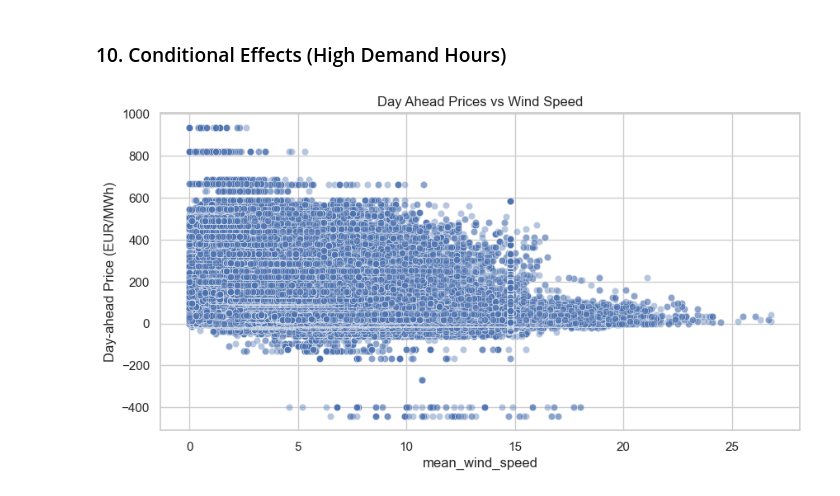
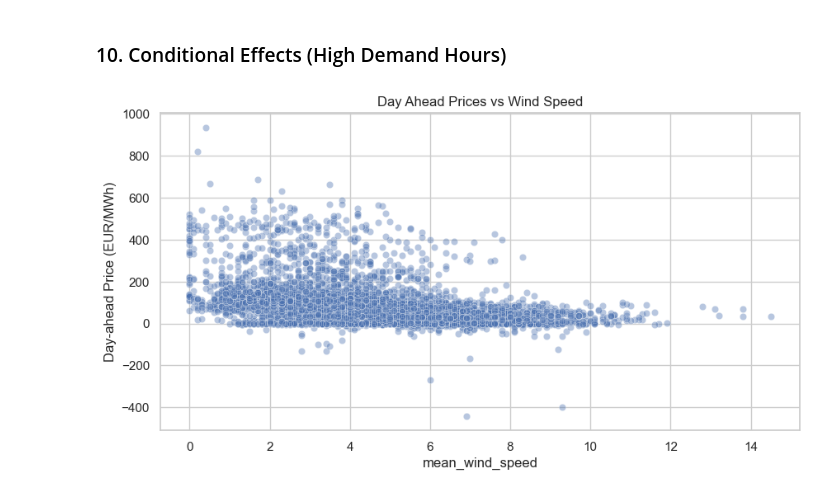
Before and after one commit to The-European-Avengers/BigDataProject, a Jupyter notebook: data_analysis.ipynb, the cells around one changed output. Saved outputs shown, nothing was run; the diff lists cells and outputs as text; code cells hidden in the pictures.

```diff
--- a/data_analysis.ipynb
+++ b/data_analysis.ipynb
@@ -59,21 +59,14 @@ municipality_codes = municipality_to_coordinates['code'].to_numpy()
 
 def calculate_municipality_code(row):
     try:
-        lat = row['latitude']
-        lon = row['longitude']
-        if pd.isnull(lat) or pd.isnull(lon):
-            return None
-
+        lat, lon = row['latitude'], row['longitude']
+        if pd.isnull(lat) or pd.isnull(lon): return None
         input_coord = np.array([lat, lon])
 
-        # Compute squared Euclidean distances
-        distances = np.sum((municipality_coords - input_coord) ** 2, axis=1)
-
-        # Find the index of the closest municipality
-        closest_idx = np.argmin(distances)
-
-        return municipality_codes[closest_idx]
-
+        # Scaling longitude by 0.57 accounts for the Earth's curvature in Denmark.
+        diff = (municipality_coords - input_coord) * np.array([1.0, 0.57])
+        distances = np.sum(diff ** 2, axis=1)
+        return municipality_codes[np.argmin(distances)]
     except Exception:
         return None
 # %% [markdown]
@@ -156,7 +149,7 @@ sunlight['MunicipalityCode'] = sunlight.apply(lambda row: calculate_municipality
 
 sunlight = sunlight.rename(
     columns={'latitude': 'sun_latitude', 'longitude': 'sun_longitude', 'stationId': 'sun_station_id'})
-sunlight = sunlight.drop(columns=['station_id'])
+sunlight = sunlight.drop(columns=['station_id', 'direct_solar_exposure'])
 
 display(sunlight)
 # %% [output]
@@ -481,12 +488,12 @@ Goal: Understand when production matters for prices**
 ### 10. Conditional Effects (High Demand Hours)
 # %%
 sns.scatterplot(
-    data=df[df["hour"].between(11, 17)],
+    data=odense_df[odense_df["hour"].between(11, 17)],
     x="mean_wind_speed",
     y="Day-ahead Price (EUR/MWh)",
     alpha=0.4
 )
 plt.title("Day Ahead Prices vs Wind Speed")
 plt.show()
 # %% [output]
-[figure, old version]
+[figure, new version]
```
Also changed, not shown: parts of 9 cells of this notebook.
